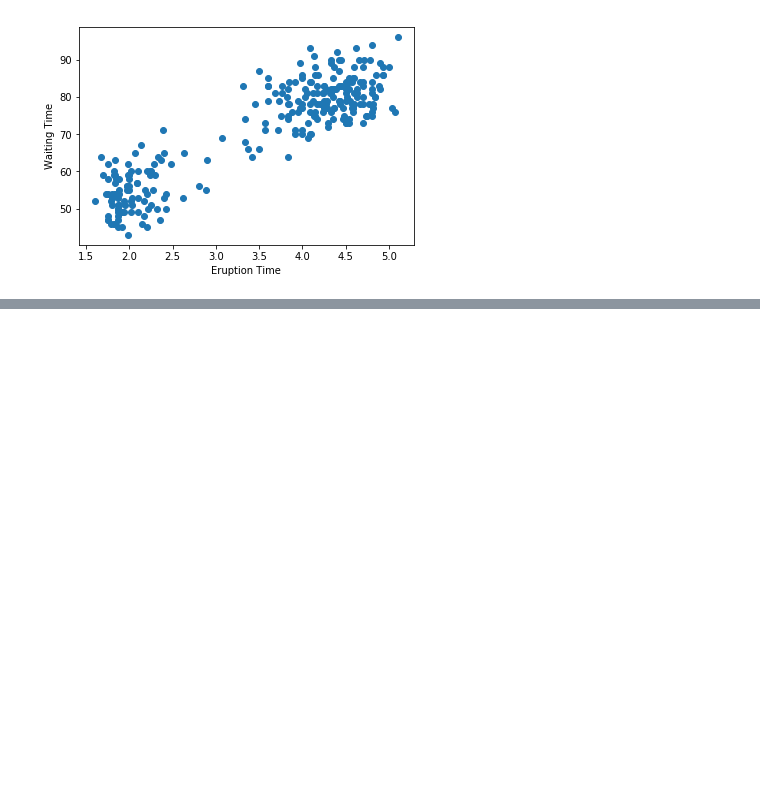
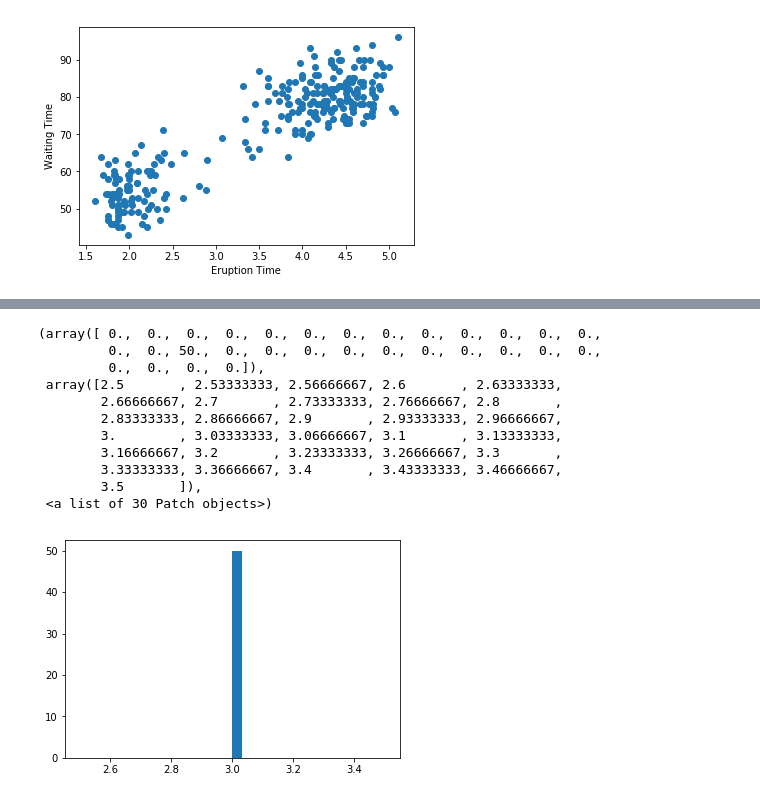
Before and after one commit to ryanfarr01/SentimentAnalysis_Clustering, a Jupyter notebook: Part3.ipynb, the cells around one changed output, grey strips where cells are left out. Cells and saved outputs as stored; diff of their text form; code cells hidden in the pictures; blank space fills up the shorter version.

```diff
--- a/Part3.ipynb
+++ b/Part3.ipynb
@@ -180,0 +237,20 @@ print(iterations)
+# %%
+iterations = []
+for i in range(50):
+    iterations.append(generate_GMM(False, False))
+# %%
+plt.clf()
+plt.hist(iterations, 30)
+# %% [output]
+(array([ 0.,  0.,  0.,  0.,  0.,  0.,  0.,  0.,  0.,  0.,  0.,  0.,  0.,
+         0.,  0., 50.,  0.,  0.,  0.,  0.,  0.,  0.,  0.,  0.,  0.,  0.,
+         0.,  0.,  0.,  0.]),
+ array([2.5       , 2.53333333, 2.56666667, 2.6       , 2.63333333,
+        2.66666667, 2.7       , 2.73333333, 2.76666667, 2.8       ,
+        2.83333333, 2.86666667, 2.9       , 2.93333333, 2.96666667,
+        3.        , 3.03333333, 3.06666667, 3.1       , 3.13333333,
+        3.16666667, 3.2       , 3.23333333, 3.26666667, 3.3       ,
+        3.33333333, 3.36666667, 3.4       , 3.43333333, 3.46666667,
+        3.5       ]),
+ <a list of 30 Patch objects>)
+[figure, added]
```
Also changed, not shown: parts of 7 cells of this notebook.
